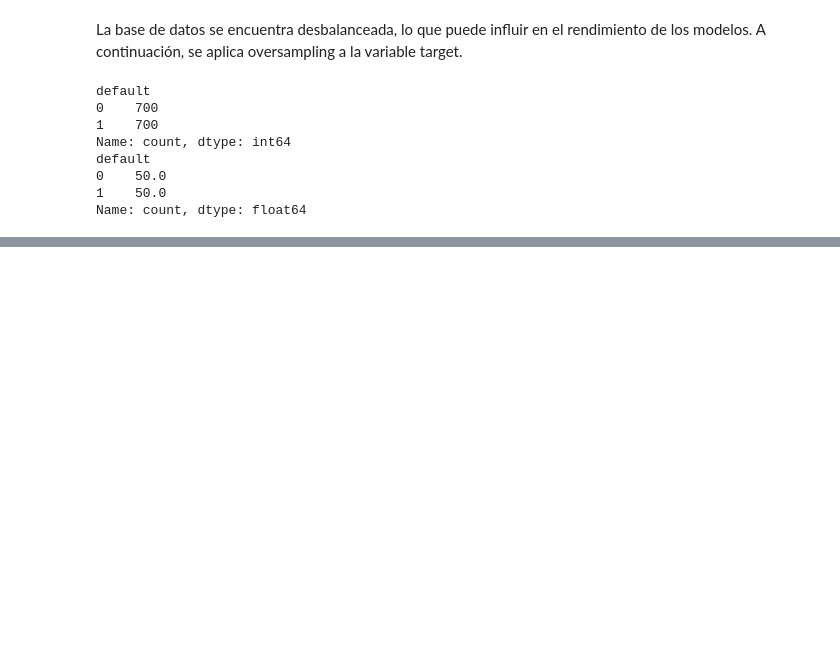
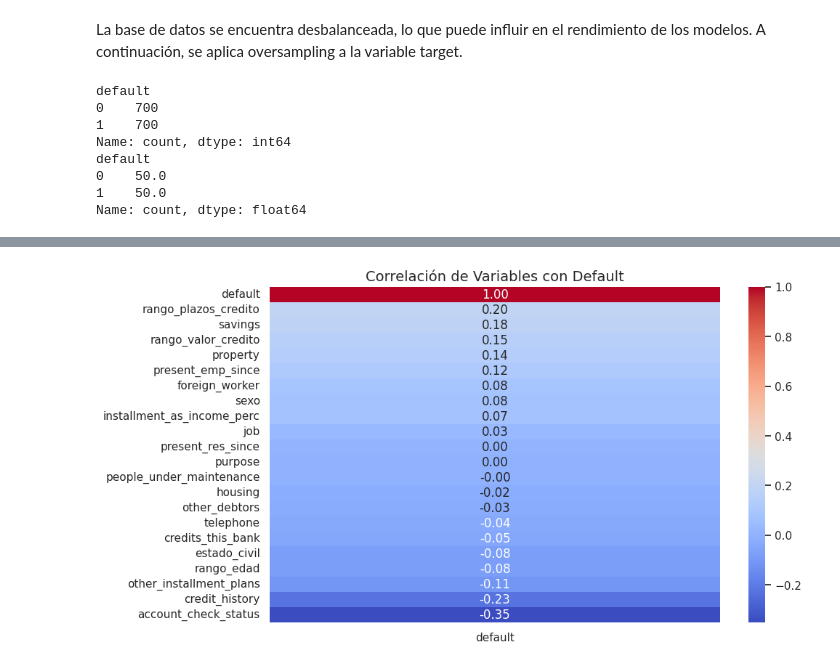
Before and after one commit to mbozop/inmersion-de-datos-python, a Jupyter notebook: credito_banco_aleman_inmersion.ipynb, the cells around one changed output, grey strips where cells are left out. Cells and saved outputs as stored; diff of their text form; code cells hidden in the pictures; blank space fills up the shorter version.

```diff
--- a/credito_banco_aleman_inmersion.ipynb
+++ b/credito_banco_aleman_inmersion.ipynb
@@ -549,0 +652,10 @@ Name: count, dtype: float64
+# %%
+# prompt: Realiza un gráfico de callor donde compares todas las variables con default para observar su correlación
+
+import matplotlib.pyplot as plt
+plt.figure(figsize=(10, 6))
+sns.heatmap(df_banco.corr()[['default']].sort_values(by='default', ascending=False), annot=True, cmap='coolwarm', fmt='.2f')
+plt.title('Correlación de Variables con Default', fontsize=14)
+plt.show()
+# %% [output]
+[figure, added]
```
Also changed, not shown: parts of 13 cells of this notebook.
